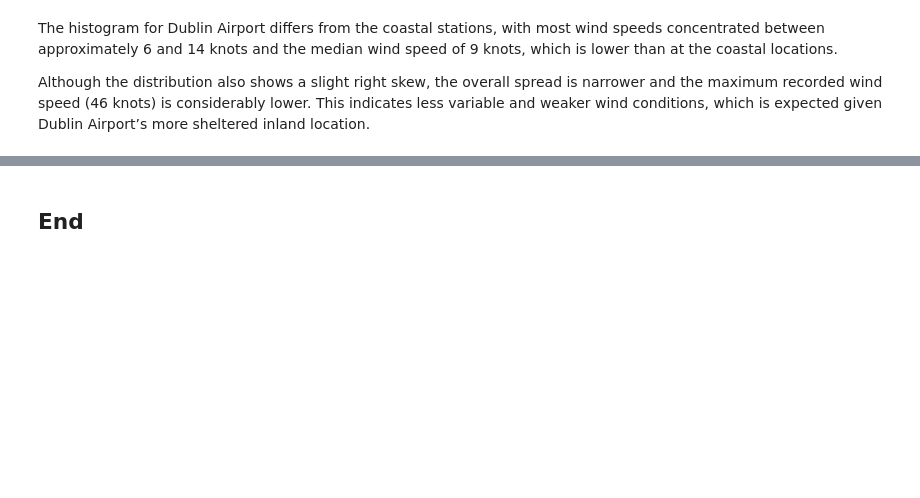
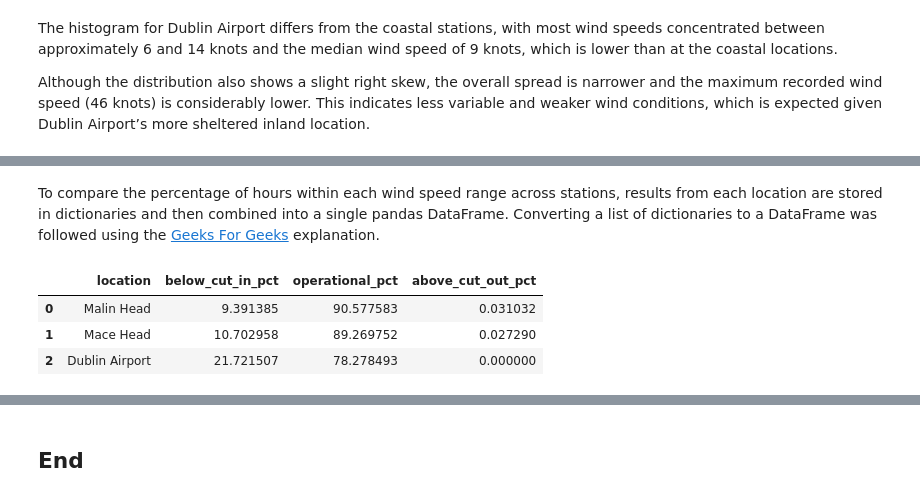
Before and after one commit to Oksyyy/programming-for-data-analytics, a Jupyter notebook: project/wind_anlysis.ipynb, the cells around one changed output, grey strips where cells are left out. Drawn from its saved outputs; the diff is of its cells as text; code cells hidden in the pictures; blank space fills up the shorter version.

```diff
--- a/project/wind_anlysis.ipynb
+++ b/project/wind_anlysis.ipynb
@@ -263,0 +280,25 @@ Although the distribution also shows a slight right skew, the overall spread is
+# %%
+def wind_power_ranges(df, location):
+    """Categorize wind power for a given location and return percentages."""
+
+    # Count hours (number of rows) in each wind speed range using shape method
+    below_cut_in = df[df['wdsp'] < 5.8].shape[0]
+    operational_range = df[(df['wdsp'] >= 5.8) & (df['wdsp'] <= 48.6)].shape[0]
+    above_cut_out = df[df['wdsp'] > 48.6].shape[0]
+
+    total_hours = below_cut_in + operational_range + above_cut_out
+
+    # Calculate percentages
+    below_cut_in_pct = (below_cut_in / total_hours) * 100
+    operational_pct = (operational_range / total_hours) * 100
+    above_cut_out_pct = (above_cut_out / total_hours) * 100
+
+    # Return results as a dictionary
+    return {
+        "location": location,
+        "below_cut_in_pct": below_cut_in_pct,
+        "operational_pct": operational_pct,
+        "above_cut_out_pct": above_cut_out_pct
+    }
+# %% [markdown]
+To compare the percentage of hours within each wind speed range across stations, results from each location are stored in dictionaries and then combined into a single pandas DataFrame. Converting a list of dictionaries to a DataFrame was followed using the [Geeks For Geeks](https://www.geeksforgeeks.org/python/create-a-pandas-dataframe-from-list-of-dicts/?utm_source=chatgpt.com) explanation.
@@ -263,0 +313,11 @@ Although the distribution also shows a slight right skew, the overall spread is
+# %%
+# Create a DataFrame to compare results
+df_comparison = pd.DataFrame(all_results)
+
+# Show combined results as dataframe
+df_comparison
+# %% [output]
+|  | location | below_cut_in_pct | operational_pct | above_cut_out_pct |
+| 0 | Malin Head | 9.391385 | 90.577583 | 0.031032 |
+| 1 | Mace Head | 10.702958 | 89.269752 | 0.027290 |
+| 2 | Dublin Airport | 21.721507 | 78.278493 | 0.000000 |
```
Also changed, not shown: parts of 9 cells of this notebook.
